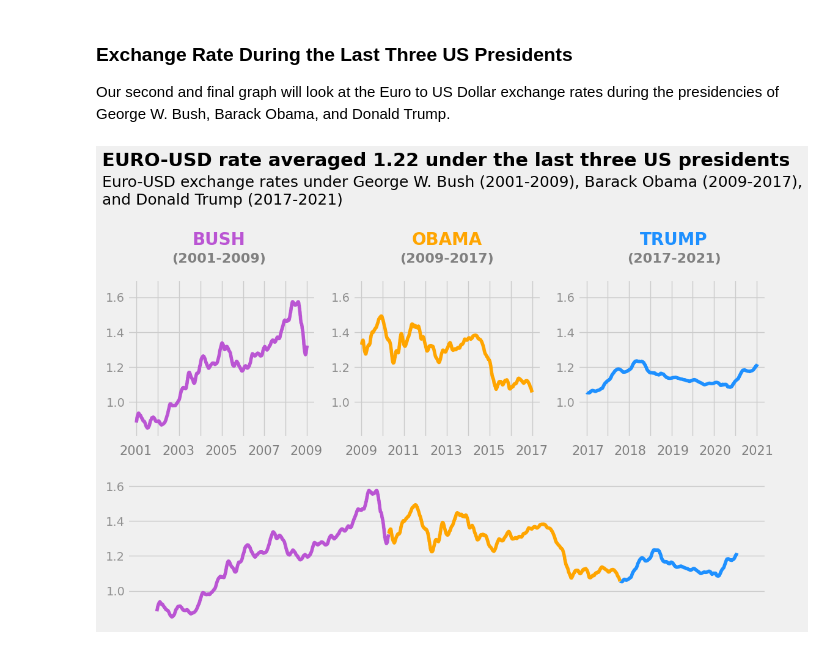
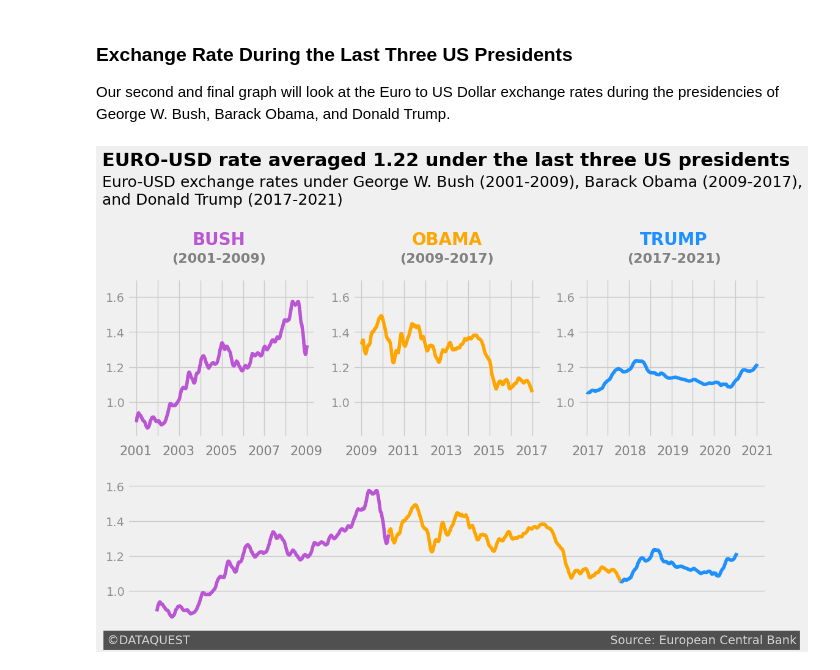
Before and after one commit to CuencaGuy/Storytelling-Data-Visualization-on-Exchange-Rates-, a Jupyter notebook: Storytelling Data Visualization on Exchange Rates.ipynb, the cells around one changed output. Saved outputs shown, nothing was run; the diff lists cells and outputs as text; code cells hidden in the pictures.

```diff
--- a/Storytelling Data Visualization on Exchange Rates.ipynb
+++ b/Storytelling Data Visualization on Exchange Rates.ipynb
@@ -222,32 +222,35 @@ for year in ['2017', '2018', '2019', '2020', '2021']:
     x += 365
 
 
-# Add main title
+# Add main title and signature
 ax1.text(729900, 2.35,'EURO-USD rate averaged 1.22 under the last three US presidents',
         fontsize=22, weight='bold')
 ax1.text(729900, 2.23, 'Euro-USD exchange rates under George W. Bush (2001-2009), Barack Obama (2009-2017),',
         fontsize=18)
 ax1.text(729900, 2.13, 'and Donald Trump (2017-2021)',
         fontsize=18)
+
+ax4.text(729855, 0.7, '©DATAQUEST' + ' '*110 + 'Source: European Central Bank',
+       color='#D8D8D8', backgroundcolor='#505050')
 
 
 #Add titles to top three graphs
 ax1.text(731900, 1.9, 'BUSH', color='mediumorchid', fontsize=20,
          weight='bold', ha='center')
 ax1.text(731900, 1.8, '(2001-2009)', color='grey', fontsize=16,
          weight='bold', ha='center')
 
 ax2.text(734870, 1.9, 'OBAMA', color='orange', fontsize=20,
          weight='bold', ha='center')
 ax2.text(734870, 1.8, '(2009-2017)', color='grey', fontsize=16,
          weight='bold', ha='center')
 
 ax3.text(737080, 1.9, 'TRUMP', color='dodgerblue', fontsize=20,
          weight='bold', ha='center')
 ax3.text(737080, 1.8, '(2017-2021)', color='grey', fontsize=16,
          weight='bold', ha='center')
 
 
 plt.show()
 # %% [output]
-[figure, old version]
+[figure, new version]
```
Also changed, not shown: parts of 1 cell of this notebook.
